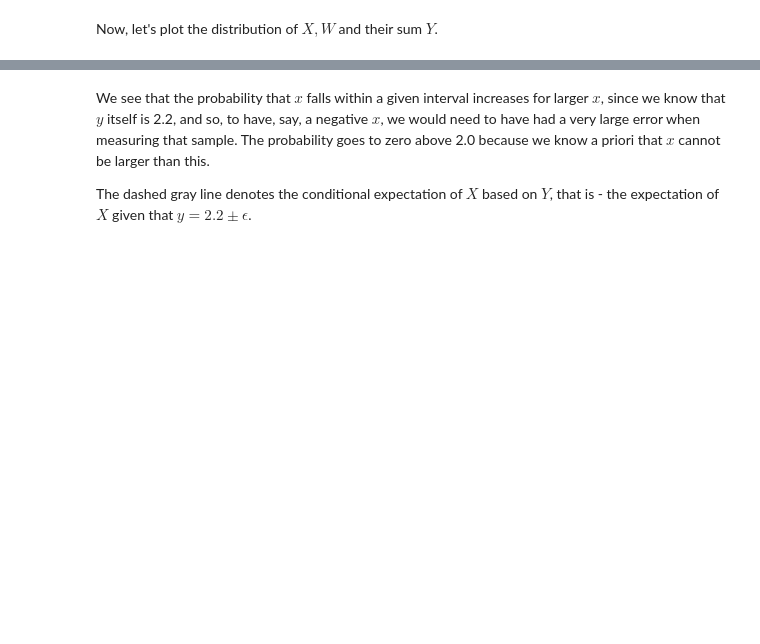
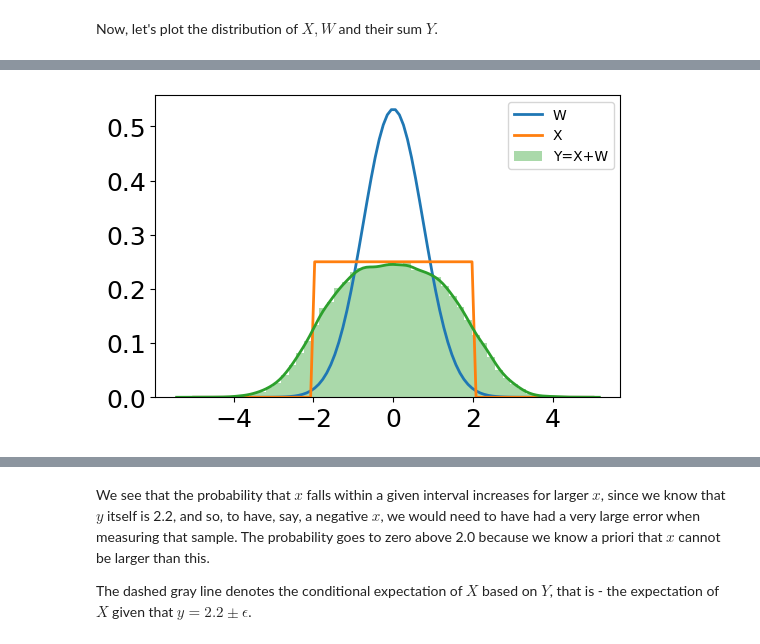
Before and after one commit to kjmayer/ats655-coursematerial, a Jupyter notebook: jupyter_notebooks/bayesian_sst_example.ipynb, the cells around one changed output, grey strips where cells are left out. Cells and saved outputs as stored; diff of their text form; code cells hidden in the pictures; blank space fills up the shorter version.

```diff
--- a/jupyter_notebooks/bayesian_sst_example.ipynb
+++ b/jupyter_notebooks/bayesian_sst_example.ipynb
@@ -85,0 +94,10 @@ pc.show()
+# %%
+plt.figure()
+x = np.linspace(-5., 5, 100)
+plt.plot(x,np.exp(W.distribution.logp(x).eval()),label='W')
+plt.plot(x,np.exp(X.distribution.logp(x).eval()), label='X')
+sns.distplot(trace['Y'], label='Y=X+W')
+plt.legend(fontsize=10)
+plt.show()
+# %% [output]
+[figure, added]
```
Also changed, not shown: parts of 18 cells of this notebook, 1 other file.
